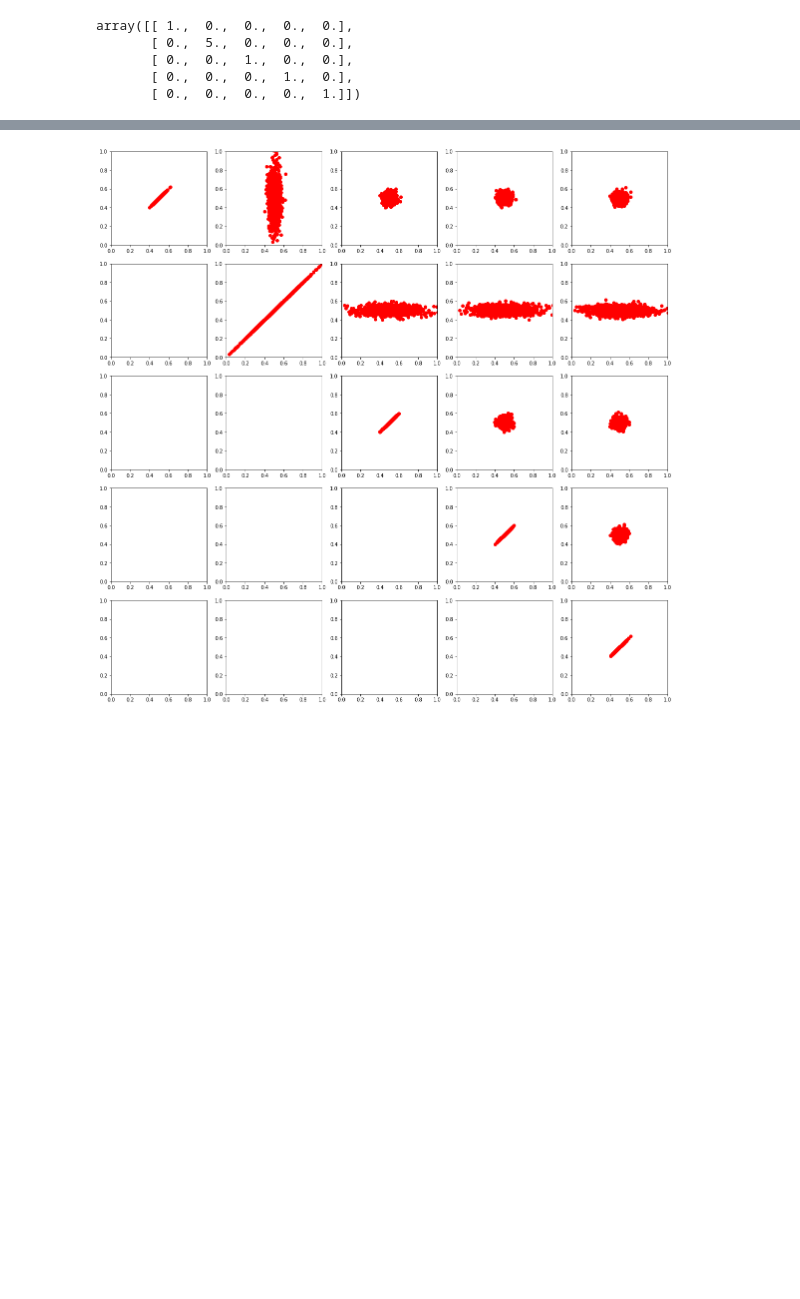
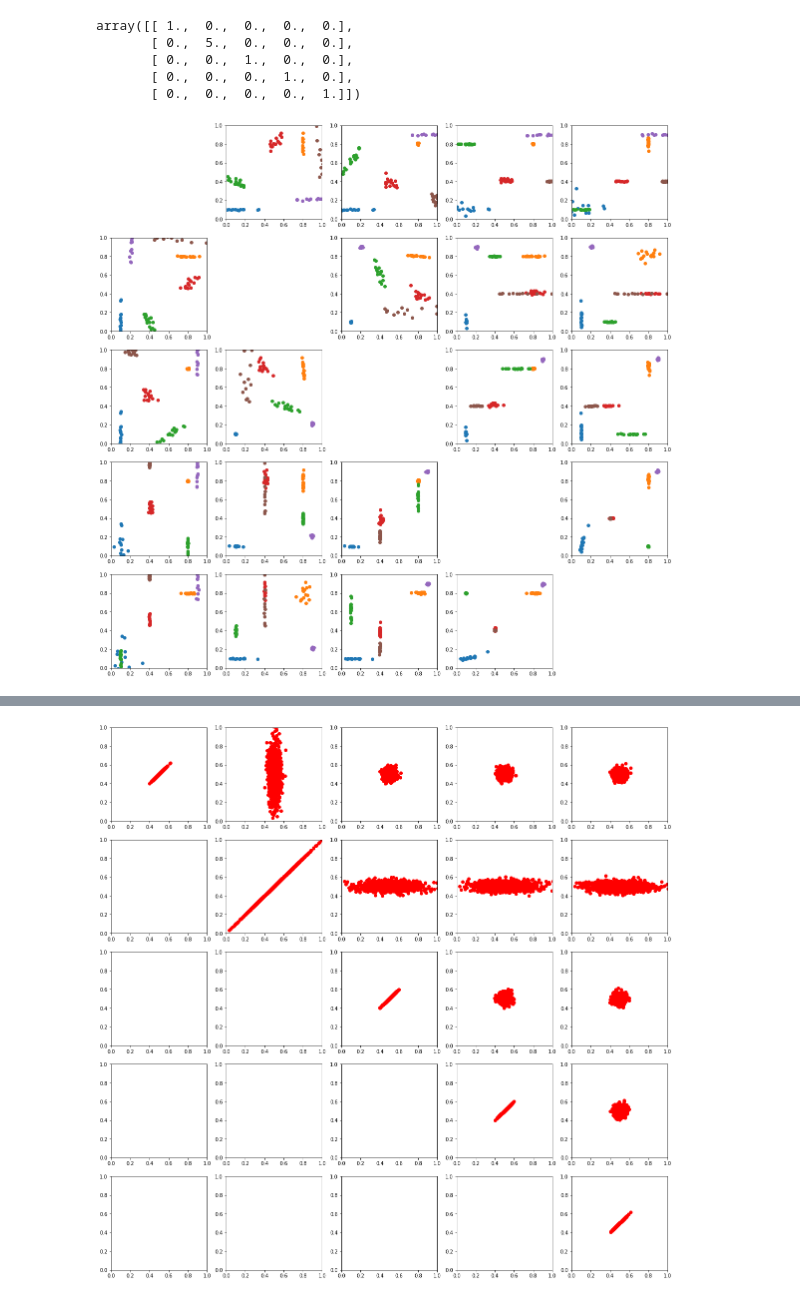
Before and after one commit to mehdisebbar/kl-aggregation, a Jupyter notebook: weight_vector_simulations_paper/weight_vector_estim_code/clustering.ipynb, the cells around one changed output, grey strips where cells are left out. Saved outputs shown, nothing was run; the diff lists cells and outputs as text; code cells hidden in the pictures; blank space fills up the shorter version.

```diff
--- a/weight_vector_simulations_paper/weight_vector_estim_code/clustering.ipynb
+++ b/weight_vector_simulations_paper/weight_vector_estim_code/clustering.ipynb
@@ -646,43 +649,87 @@ class BasicGen(object):
                       [0, 0.1, 0, 0, 0],
                       [0, 0, 0.1, 0, 0],
                       [0, 0, 0, 0.1, 1],
                       [0, 0, 0, 1, 3]]),
              np.array([0.1, 0.1, 0.1, 0.1, 0.1])),
             (np.array([[0.1, 0, 0, 0, 0],
                             [0, 2, -0.2, 0, 0],
                             [0, -0.2, 0.1, 0, 0],
                             [0, 0, 0, 0.1, 0],
                             [0, 0, 0, 0, 1]]),
              np.array([0.8, 0.8, 0.8, 0.8, 0.8])),
             (np.array([[1, 0.1, 1.9, 0, 0],
-                            [0.1, 1, 0.2, 0, 0],
-                            [1.9, 0.2, 5, 0, 0],
-                            [0, 0, 0, 0.1, 0],
-                            [0, 0, 0, 0, 0.1]]),
-             np.array([0.1, 0.6, 0.6, 0.8, 0.1])),
+                       [0.1, 0.5, -1, 0, 0],
+                       [1.9, -1, 3, 0, 0],
+                       [0, 0, 0, 0.1, 0],
+                       [0, 0, 0, 0, 0.1]]),
+             np.array([0.1, 0.4, 0.6, 0.8, 0.1])),
             (np.array([[0.5, 1, -1, 0, 0],
-                    [1, 2, 0, 0, 0],
-                    [-1, 0, 1, 0, 0],
-                    [0, 0, 0, 3, 0],
-                    [0, 0, 0, 0, 0.1]]),
-             np.array([0.5, 0.5, 0.4, 0.4, 0.4]))]
+                       [1, 2, 0, 0, 0],
+                       [-1, 0, 0.1, 0, 0],
+                       [0, 0, 0, 1, 0],
+                       [0, 0, 0, 0, 0.1]]),
+             np.array([0.5, 0.8, 0.4, 0.4, 0.4])),
+            (np.array([[4, 0, 0, 0, 0],
+                       [0, 0.5, 0, 0, 0],
+                       [0, 0, 0.2, 0, 0],
+                       [0, 0, 0, 0.2, 0],
+                       [0, 0, 0, 0, 0.2]]),
+             np.array([0.9, 0.2, 0.9, 0.9, 0.9])),
+            (np.array([[0.1, 0, -1, 0, 0],
+                       [0,  6, 0,   0, 0],
+                       [-1, 0, 0.1, 0, 0],
+                       [0, 0, 0, 0.1, 0],
+                       [0, 0, 0, 0, 0.1]]),
+             np.array([1, 0.8, 0.2, 0.4, 0.4]))
+        ]
         self.change_dim(self.dim)
         self.means, self.variances = zip(*self.params)
 
     def change_dim(self, p):
         params = []
         for cov, m in self.params:
             C = cov[:p,:p]
             params.append((m[:p], 1e-3*C.T.dot(C)))
         self.params = params
 
     def get_params(self):
         return self.means, self.variances
 
-    def sample(self, N):
+    def sample(self, N, with_ids = False):
         #We generate a dataset with specific data
-        X = multivariate_normal(self.params[0][0], self.params[0][1]).rvs(N/4)
+        K = len(self.params)
+        X = multivariate_normal(self.params[0][0], self.params[0][1]).rvs(N/K)
+        ids = np.ones(N/K)
+        i = 2
         for m, cov in self.params[1:]:
-            X = np.vstack([X, multivariate_normal(m, cov).rvs(N/4)])
+            X = np.vstack([X, multivariate_normal(m, cov).rvs(N/K)])
+            ids = np.hstack([ids, i*np.ones(N/K)])
+            i+=1
+        if with_ids:
+            X = np.hstack([X, ids.reshape(-1,1)])
         np.random.shuffle(X)
         return X
+
+
+means, covas = gg.get_params()
+p=5
+gg = BasicGen(dim=p)
+X_ = gg.sample(100, with_ids=True)
+ids = X_[:,-1]
+X = X_[:,:-1]
+fig, ax = plt.subplots(p,p, figsize=(20,20))
+#cm = LinearSegmentedColormap.from_list(
+#        cm.cmap_name, colors, N=n_bin)
+for k in set(ids):
+    for i in range(p):
+        for j in range(p):
+            if i!=j :
+                ax[i][j].set_xlim([0,1])
+                ax[i][j].set_ylim([0,1])
+                ax[i][j].scatter(X[ids==k][:,i], X[ids==k][:,j], cmap="cmap_name_r")
+            else:
+                ax[i][j].set_axis_off()
+
+fig.savefig("data")
+# %% [output]
+[figure, added]
```
Also changed, not shown: parts of 6 cells of this notebook, 2 other files.
